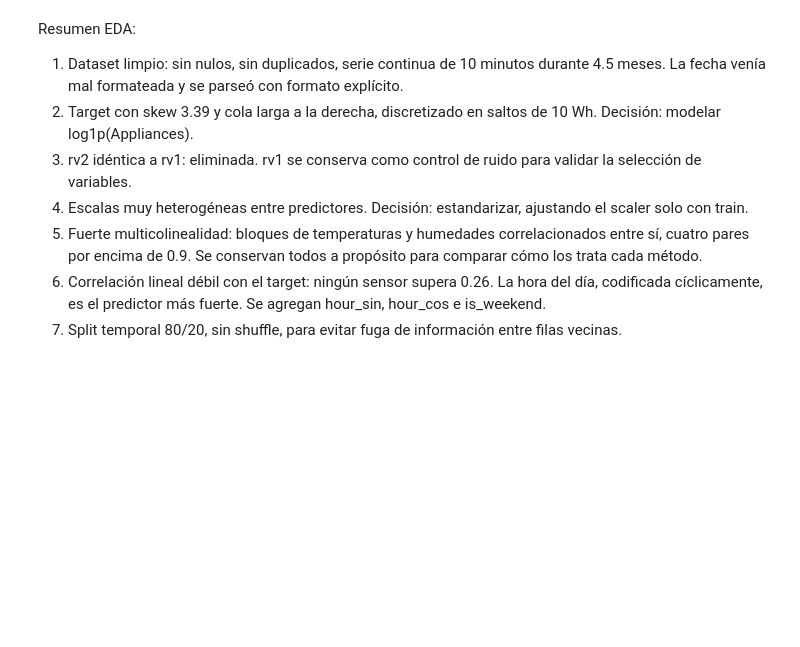
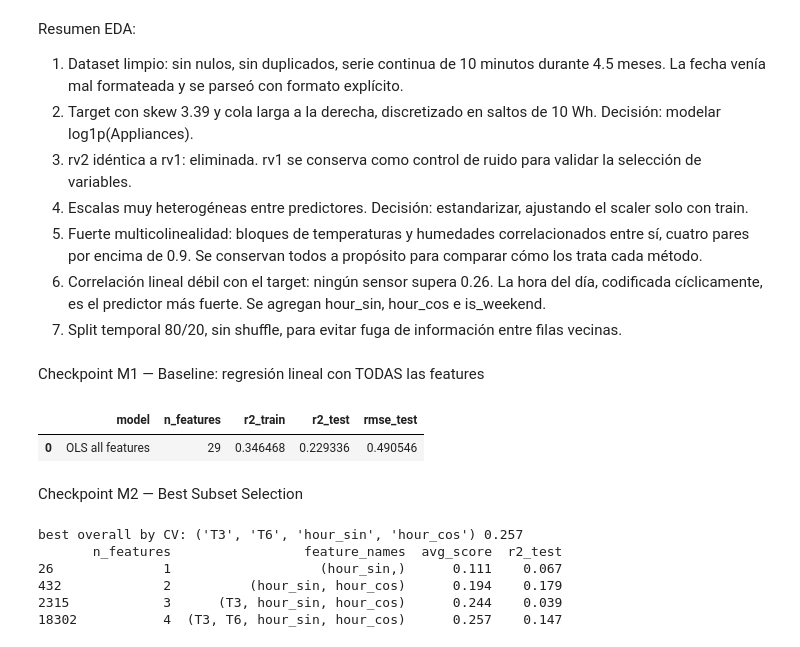
Before and after one commit to aristotekean/ml-lab02-best-subset-lasso, a Jupyter notebook: notebooks/lab02.ipynb, the cells around one changed output. Cells and saved outputs as stored; diff of their text form; code cells hidden in the pictures; blank space fills up the shorter version.

```diff
--- a/notebooks/lab02.ipynb
+++ b/notebooks/lab02.ipynb
@@ -271,3 +271,52 @@ Resumen EDA:
 5. Fuerte multicolinealidad: bloques de temperaturas y humedades correlacionados entre sí, cuatro pares por encima de 0.9. Se conservan todos a propósito para comparar cómo los trata cada método.
 6. Correlación lineal débil con el target: ningún sensor supera 0.26. La hora del día, codificada cíclicamente, es el predictor más fuerte. Se agregan hour_sin, hour_cos e is_weekend.
 7. Split temporal 80/20, sin shuffle, para evitar fuga de información entre filas vecinas.
+# %% [markdown]
+Checkpoint M1 — Baseline: regresión lineal con TODAS las features
+# %%
+from sklearn.linear_model import LinearRegression
+from sklearn.metrics import r2_score, mean_squared_error
+
+def evaluate(model, X_tr, y_tr, X_te, y_te, name):
+    model.fit(X_tr, y_tr)
+    pred_tr, pred_te = model.predict(X_tr), model.predict(X_te)
+    return {
+        "model": name,
+        "n_features": X_tr.shape[1],
+        "r2_train": r2_score(y_tr, pred_tr),
+        "r2_test": r2_score(y_te, pred_te),
+        "rmse_test": np.sqrt(mean_squared_error(y_te, pred_te)),
+    }
+
+results = []
+results.append(evaluate(LinearRegression(), X_train_s, y_train, X_test_s, y_test, "OLS all features"))
+pd.DataFrame(results)
+# %% [output]
+|  | model | n_features | r2_train | r2_test | rmse_test |
+| 0 | OLS all features | 29 | 0.346468 | 0.229336 | 0.490546 |
+# %% [markdown]
+Checkpoint M2 — Best Subset Selection
+# %%
+from mlxtend.feature_selection import ExhaustiveFeatureSelector as EFS
+
+efs = EFS(LinearRegression(), min_features=1, max_features=4, scoring="r2",
+          cv=tscv, n_jobs=-1, print_progress=False).fit(X_train_s, y_train)
+
+# Best subset for each size k, chosen by temporal CV score only
+efs_df = pd.DataFrame.from_dict(efs.subsets_, orient="index")
+efs_df["n_features"] = efs_df["feature_idx"].apply(len)
+best_per_k = efs_df.loc[efs_df.groupby("n_features")["avg_score"].idxmax()].copy()
+best_per_k["r2_test"] = [
+    evaluate(LinearRegression(), X_train_s[list(f)], y_train, X_test_s[list(f)], y_test, "")["r2_test"]
+    for f in best_per_k["feature_names"]
+]
+
+print("best overall by CV:", efs.best_feature_names_, round(efs.best_score_, 3))
+print(best_per_k[["n_features", "feature_names", "avg_score", "r2_test"]].round(3).to_string())
+# %% [output]
+best overall by CV: ('T3', 'T6', 'hour_sin', 'hour_cos') 0.257
+       n_features                 feature_names  avg_score  r2_test
+26              1                   (hour_sin,)      0.111    0.067
+432             2          (hour_sin, hour_cos)      0.194    0.179
+2315            3      (T3, hour_sin, hour_cos)      0.244    0.039
+18302           4  (T3, T6, hour_sin, hour_cos)      0.257    0.147
```
Also changed, not shown: parts of 17 cells of this notebook, 2 other files.
